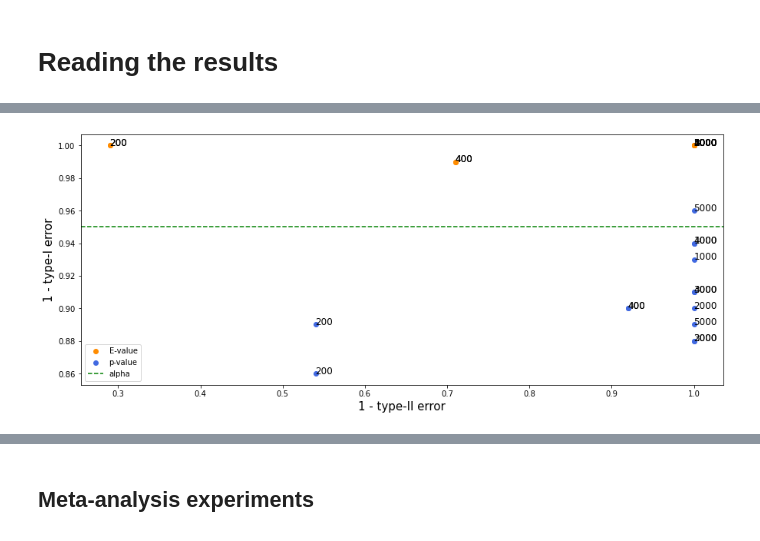
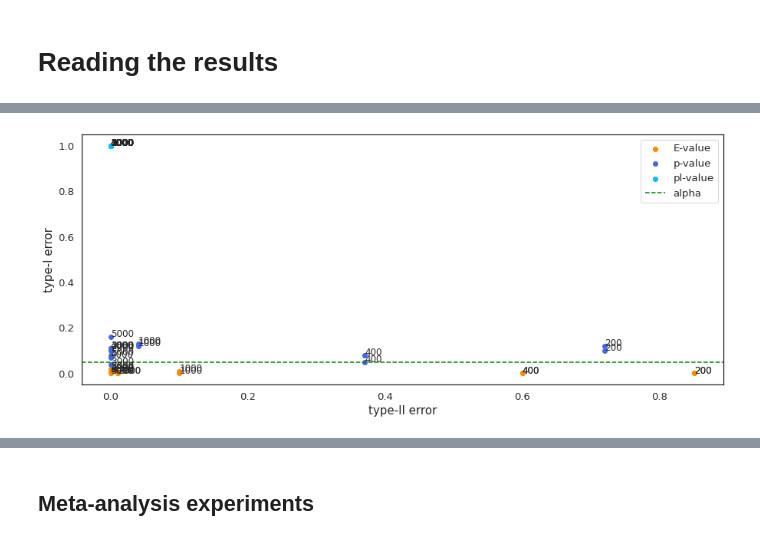
Before and after one commit to tpandeva/c2st-e, a Jupyter notebook: remote_notebooks/C2ST_fastmri_plus_loading.ipynb, the cells around one changed output, grey strips where cells are left out. Saved outputs shown, nothing was run; the diff lists cells and outputs as text; code cells hidden in the pictures.

```diff
--- a/remote_notebooks/C2ST_fastmri_plus_loading.ipynb
+++ b/remote_notebooks/C2ST_fastmri_plus_loading.ipynb
@@ -97,11 +102,13 @@ errors_per_size = {}
 for dataset_size, ds_dict in results_dict.items():
     e_vals = defaultdict(list)
     p_vals = defaultdict(list)
+    pl_vals = defaultdict(list)
     print(f"\n{dataset_size} points, {len(ds_dict)} samples.")
     for dataset_ind, di_dict in ds_dict.items():
         for setting, set_dict in di_dict.items():
             e_vals[setting].append(set_dict["e_val"])
             p_vals[setting].append(set_dict["p_val"])
+            pl_vals[setting].append(set_dict.get("p_val_l", 0))  # p_val_ls (sigmoid)
 #             test_loss = setting["test_loss"]
 #             test_acc = setting["test_acc"]
 
@@ -167,18 +174,21 @@ for dataset_size, ds_dict in results_dict.items():
         # 0 if accept, 1 if reject
         e_decisions = (1 / np.array(e_vals[setting])) < alpha
         p_decisions = np.array(p_vals[setting]) < alpha
+        pl_decisions = np.array(pl_vals[setting]) < alpha
         if setting in ["1a", "1b"]:  # Type-I error
             # Rejection of null is incorrect
             e_error = e_decisions.sum() / len(e_decisions)
             p_error = p_decisions.sum() / len(p_decisions)
+            pl_error = pl_decisions.sum() / len(pl_decisions)
         elif setting == "2":  # Type-II error
             # Rejection of null is correct
             e_error = 1 - e_decisions.sum() / len(e_decisions)
             p_error = 1 - p_decisions.sum() / len(p_decisions)
+            pl_error = 1 - pl_decisions.sum() / len(pl_decisions)
         else:
             raise ValueError("Unknown setting.")
 
-        errors_per_setting[setting] = {"e_error": e_error, "p_error": p_error}
+        errors_per_setting[setting] = {"e_error": e_error, "p_error": p_error, "pl_error": pl_error}
     pprint(errors_per_setting)
 
     errors_per_size[dataset_size] = errors_per_setting
@@ -308,50 +316,62 @@ plt.show()
 plt.figure(figsize=(15, 6))
 
 ex, ey1, ey2, px, py1, py2 = [], [], [], [], [], []
-pl1, pl2 = [], []
+plx, ply1, ply2 = [], [], []
 for size, vals in errors_per_size.items():
-    e1a = 1.0 - vals["1a"]["e_error"]
-    e1b = 1.0 - vals["1b"]["e_error"]
-    e2 = 1.0 - vals["2"]["e_error"]
+    e1a = vals["1a"]["e_error"]
+    e1b = vals["1b"]["e_error"]
+    e2 = vals["2"]["e_error"]
     ex.append(e2)
     ey1.append(e1a)
     ey2.append(e1b)
 
-    p1a = 1.0 - vals["1a"]["p_error"]
-    p1b = 1.0 - vals["1b"]["p_error"]
-    p2 = 1.0 - vals["2"]["p_error"]
+    p1a = vals["1a"]["p_error"]
+    p1b = vals["1b"]["p_error"]
+    p2 = vals["2"]["p_error"]
     px.append(p2)
     py1.append(p1a)
     py2.append(p1b)
+
+    pl1a = vals["1a"]["pl_error"]
+    pl1b = vals["1b"]["pl_error"]
+    pl2 = vals["2"]["pl_error"]
+    plx.append(pl2)
+    ply1.append(pl1a)
+    ply2.append(pl1b)
 
     plt.annotate(f"{size}", (e2, e1a), fontsize=12)
     plt.annotate(f"{size}", (e2, e1b), fontsize=12)
     plt.annotate(f"{size}", (p2, p1a), fontsize=12)
     plt.annotate(f"{size}", (p2, p1b), fontsize=12)
+    plt.annotate(f"{size}", (pl2, pl1a), fontsize=12)
+    plt.annotate(f"{size}", (pl2, pl1b), fontsize=12)
 
 plt.scatter(ex, ey1, label="E-value", c="darkorange")
 plt.scatter(ex, ey2, label="E-value", c="darkorange")
 
 plt.scatter(px, py1, label="p-value", c="royalblue")
 plt.scatter(px, py2, label="p-value", c="royalblue")
 
-plt.axhline(y=1-alpha, label="alpha", linestyle="--", c="green")
+plt.scatter(plx, ply1, label="pl-value", c="deepskyblue")
+plt.scatter(plx, ply2, label="pl-value", c="deepskyblue")
 
-plt.xlabel("1 - type-II error", fontsize=15)
-plt.ylabel("1 - type-I error", fontsize=15)
+plt.axhline(y=alpha, label="alpha", linestyle="--", c="green")
+
+plt.xlabel("type-II error", fontsize=15)
+plt.ylabel("type-I error", fontsize=15)
 # Make sure labels are not duplicated
 handles, labels = plt.gca().get_legend_handles_labels()
 by_label = dict(zip(labels, handles))
 plt.legend(by_label.values(), by_label.keys())
 
 if save_figs:
     plot_save_dir = save_dir
     plot_save_dir.mkdir(parents=True, exist_ok=True)
     save_name = f"mri_pareto_front"
     plt.savefig(plot_save_dir / (save_name + ".pdf"), dpi=300)
     plt.savefig(plot_save_dir / (save_name + ".svg"), dpi=300)
     plt.savefig(plot_save_dir / (save_name + ".png"), dpi=300)
 
 plt.show()
 # %% [output]
-[figure, old version]
+[figure, new version]
```
Also changed, not shown: parts of 13 cells of this notebook.
